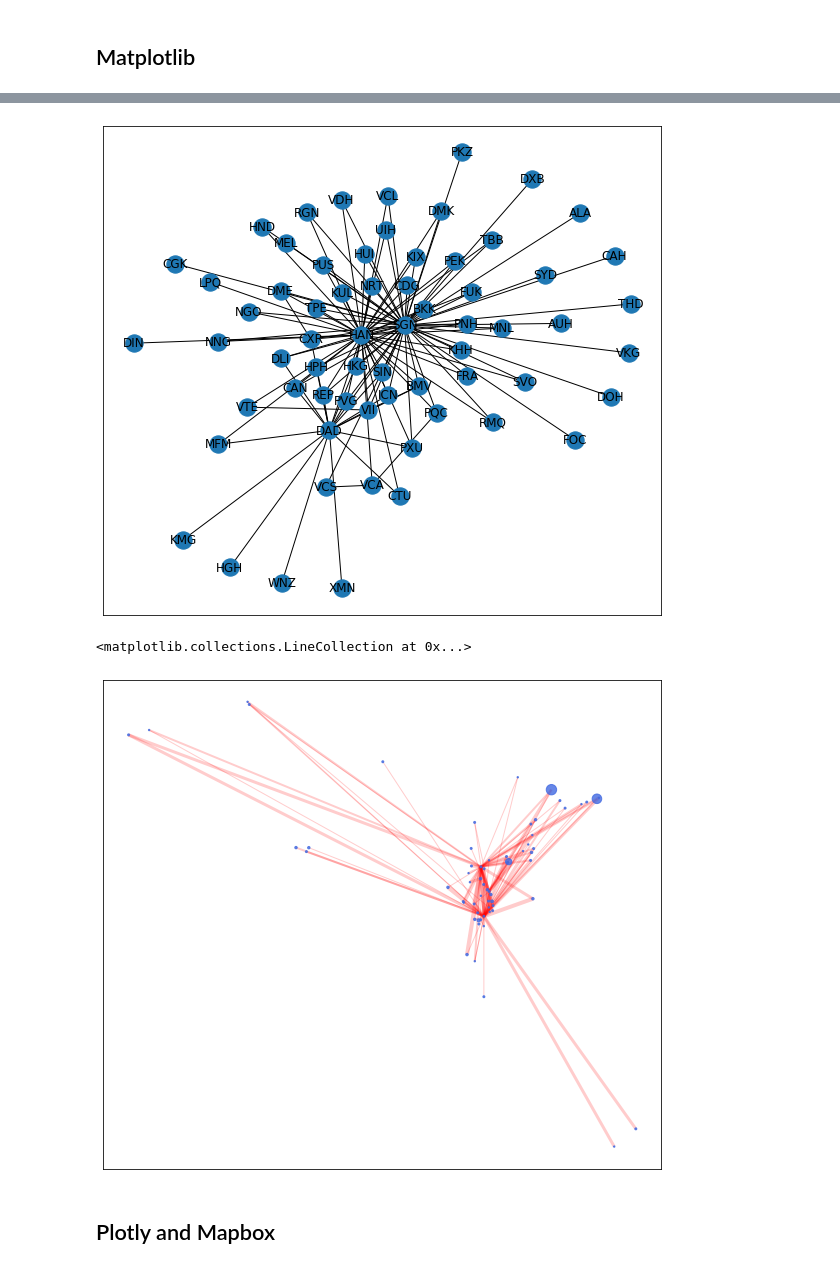
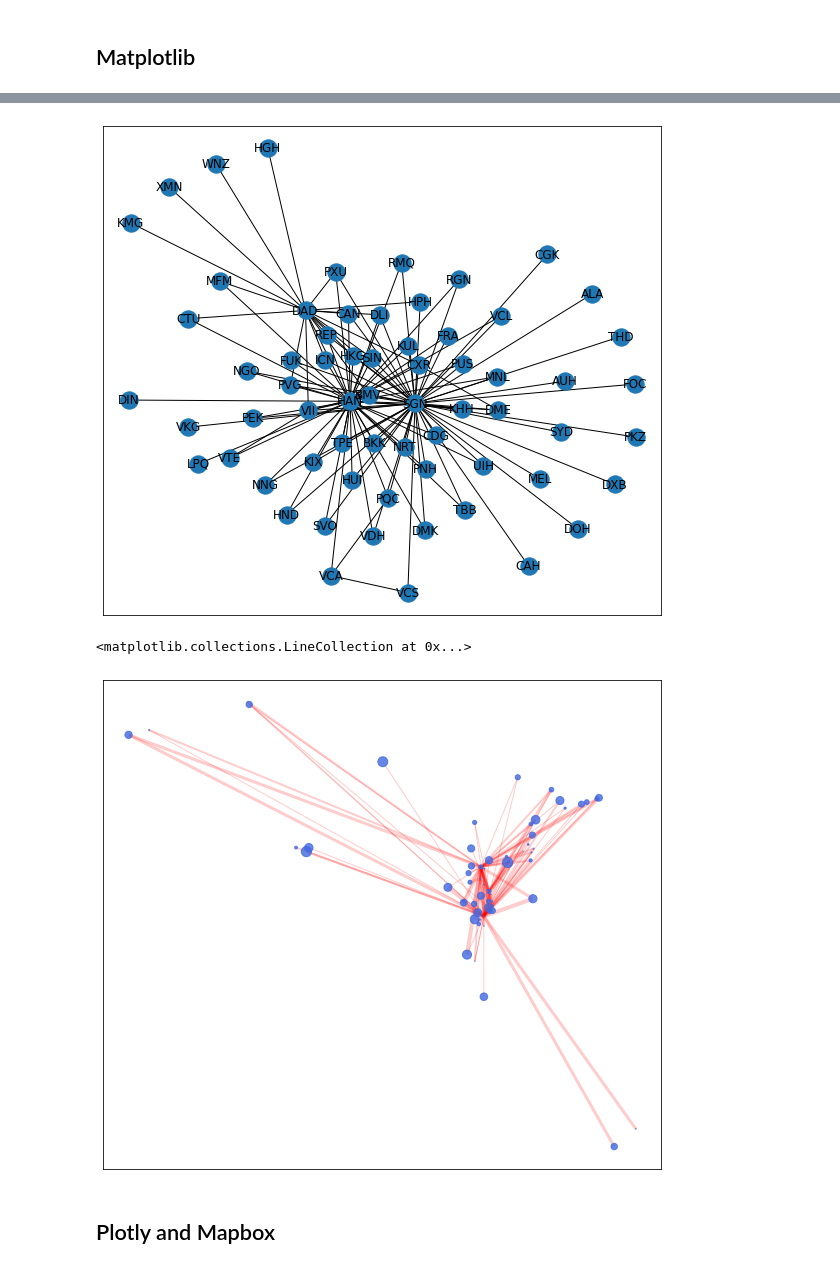
Before and after one commit to taidnguyen/airline-graph-networkx-plotly, a Jupyter notebook: main.ipynb, the cells around one changed output, grey strips where cells are left out. Saved outputs shown, nothing was run; the diff lists cells and outputs as text; code cells hidden in the pictures.

Commit message:
add figures and latest code

```diff
--- a/main.ipynb
+++ b/main.ipynb
@@ -52,7 +52,7 @@ Vietnamese airport IATAs: ['DAD', '\\N', 'HAN', 'NHA', 'HUI', 'PQC', 'SGN', 'DLI
 There are 244 unique flight routes in and out of Vietnam.
 # %%
 # Get flight count in and out of an airport, counting both ways
-count = route_vn['Source'].append(route_vn['Dest']).value_counts()
+count = routes['Source'].append(routes['Dest']).value_counts()
 count = pd.DataFrame({'IATA':count.index, 'flight_count':count.values})
 
 # Merge in
@@ -86,7 +86,7 @@ for index, row in edge_df.iterrows():
 nx.draw_networkx(G)
 plt.show()
 # %% [output]
-[figure, old version]
+[figure, new version]
 # %%
 # Get node position dict
 x, y = node_df['Long'].values, node_df['Lat'].values
@@ -105,11 +105,11 @@ for iata, coordinate in pos_dict.items():
 # plt.show()
 # %%
 nx.draw_networkx_nodes(G=G, pos=pos_dict, node_list=G.nodes(), node_color='royalblue',
-                       alpha=0.8, node_size=node_df['flight_count'].tolist())
+                       alpha=0.8, node_size=(node_df['flight_count']/10).tolist())
 nx.draw_networkx_edges(G=G, pos=pos_dict, edge_color='red', alpha=0.2,
                        width=edge_df['airline_count'], arrows=False)
 # %% [output]
 <matplotlib.collections.LineCollection at 0x...>
-[figure, old version]
+[figure, new version]
 # %% [markdown]
 ## Plotly and Mapbox
```
Also changed, not shown: parts of 4 cells of this notebook, 4 other files.
